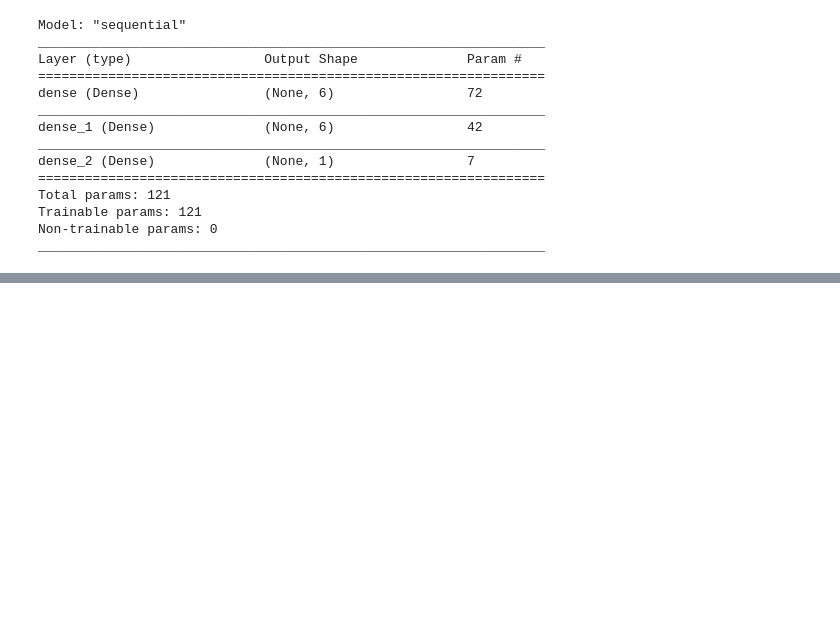
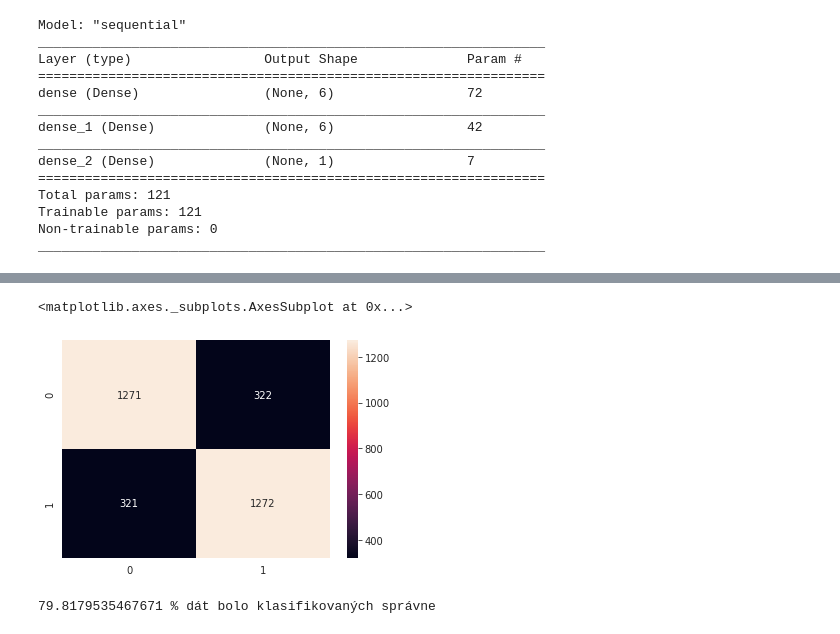
Before and after one commit to kristiankluka/Kluka_NS2021, a Jupyter notebook: NS_KLUKA.ipynb, the cells around one changed output, grey strips where cells are left out. Cells and saved outputs as stored; diff of their text form; code cells hidden in the pictures; blank space fills up the shorter version.

```diff
--- a/NS_KLUKA.ipynb
+++ b/NS_KLUKA.ipynb
@@ -160,0 +215,10 @@ plt.show()
+# %%
+from imblearn.over_sampling import SMOTE
+smote = SMOTE(sampling_strategy='minority')
+x_new, y_new = smote.fit_resample(X, np.ravel(y))
+x_train, x_test, y_train, y_test = train_test_split(x_new, y_new, test_size=0.2, stratify=y_new)
+# %%
+lr = LogisticRegression()
+lr.fit(x_train, y_train)
+y_pred = lr.predict(x_test)
+print(classification_report(y_test, y_pred))
@@ -160,0 +234,2 @@ plt.show()
+# %%
+trenovanie = classifier.fit(x_train, y_train, batch_size=32, epochs=100, validation_split=0.1, verbose=2)
@@ -160,0 +254,7 @@ plt.show()
+# %%
+y_pred = classifier.predict(x_test)
+print(y_pred[:5])
+y_pred = (y_pred > 0.5).astype(int)
+print(y_pred[:5])
+cm = confusion_matrix(y_test, y_pred)
+print(cm)
@@ -160,0 +274,9 @@ plt.show()
+# %%
+sns.heatmap(cm,annot=True,fmt='g')
+# %% [output]
+<matplotlib.axes._subplots.AxesSubplot at 0x...>
+[figure, added]
+# %%
+print (((cm[0][0]+cm[1][1])*100)/(len(y_test)), '% dát bolo klasifikovaných správne')
+# %% [output]
+79.8179535467671 % dát bolo klasifikovaných správne
```
Also changed, not shown: parts of 15 cells of this notebook.
